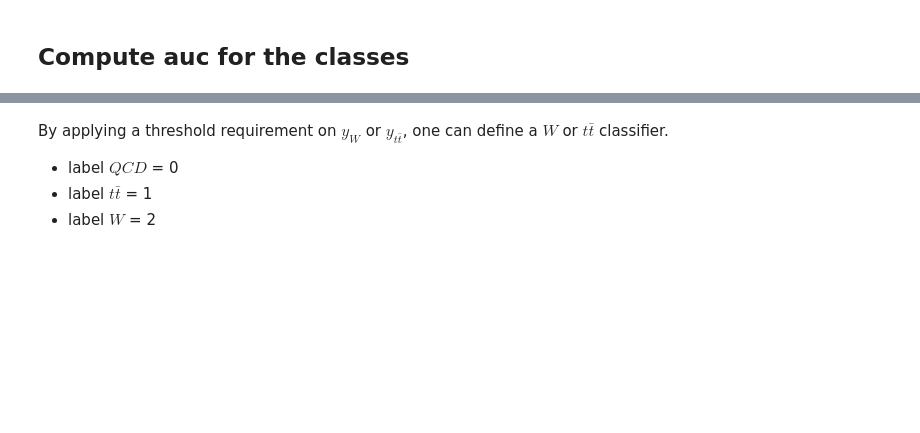
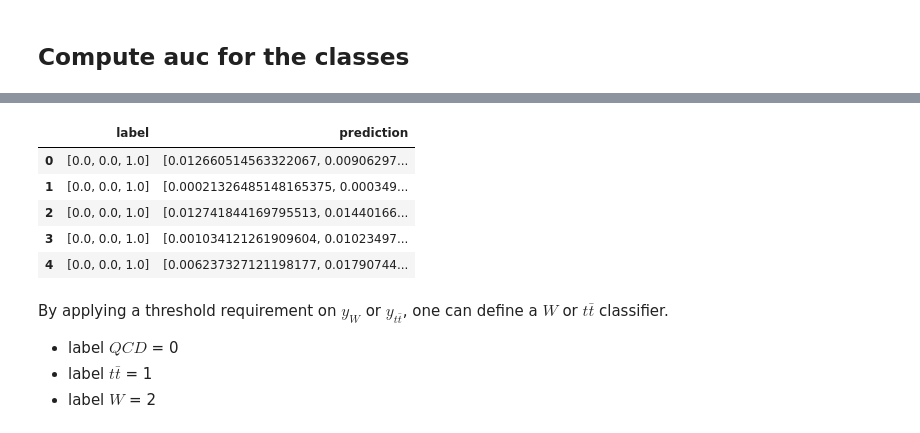
Before and after one commit to vkhristenko/hep_ml_spark, a Jupyter notebook: notebooks/ML_pipeline.ipynb, the cells around one changed output, grey strips where cells are left out. Drawn from its saved outputs; the diff is of its cells as text; code cells hidden in the pictures; blank space fills up the shorter version.

```diff
--- a/notebooks/ML_pipeline.ipynb
+++ b/notebooks/ML_pipeline.ipynb
@@ -66,9 +68,3 @@ HLF_dataset.show(5)
 |[149.133995056152...|    1|
 +--------------------+-----+
 only showing top 5 rows
-# %%
-## Shuffle the dataset
-from pyspark.sql.functions import rand
-
-HLF_dataset = HLF_dataset.orderBy(rand())
-HLF_dataset.show(5)
@@ -95,4 +80,4 @@ vector_dense_udf = udf(lambda r : Vectors.dense(r),VectorUDT())
 HLF_dataset = HLF_dataset.withColumn('dense_features',vector_dense_udf('hfeatures'))
 # %%
 ## Create train and test dataframes
-train, test = HLF_dataset.randomSplit([0.8, 0.2], 42)
+train, test = HLF_dataset.randomSplit([0.8, 0.2])
@@ -373,0 +374,7 @@ Wall time: 3min 15s
+# %%
+from pyspark.sql.types import ArrayType, DoubleType
+from pyspark.sql.functions import udf
+
+vector_udf = udf(lambda vector: vector.toArray().tolist(),ArrayType(DoubleType()))
+pred = pred.select([vector_udf('label').alias('label'),
+                    vector_udf('prediction').alias('prediction')])
@@ -373,0 +400,3 @@ Wall time: 3min 15s
+# %%
+%%time
+pred_pd = pred.toPandas()
@@ -373,0 +406,9 @@ Wall time: 3min 15s
+# %%
+pred_pd.head()
+# %% [output]
+|  | label | prediction |
+| 0 | [0.0, 0.0, 1.0] | [0.012660514563322067, 0.00906297... |
+| 1 | [0.0, 0.0, 1.0] | [0.00021326485148165375, 0.000349... |
+| 2 | [0.0, 0.0, 1.0] | [0.012741844169795513, 0.01440166... |
+| 3 | [0.0, 0.0, 1.0] | [0.001034121261909604, 0.01023497... |
+| 4 | [0.0, 0.0, 1.0] | [0.006237327121198177, 0.01790744... |
```
Also changed, not shown: parts of 15 cells of this notebook.
